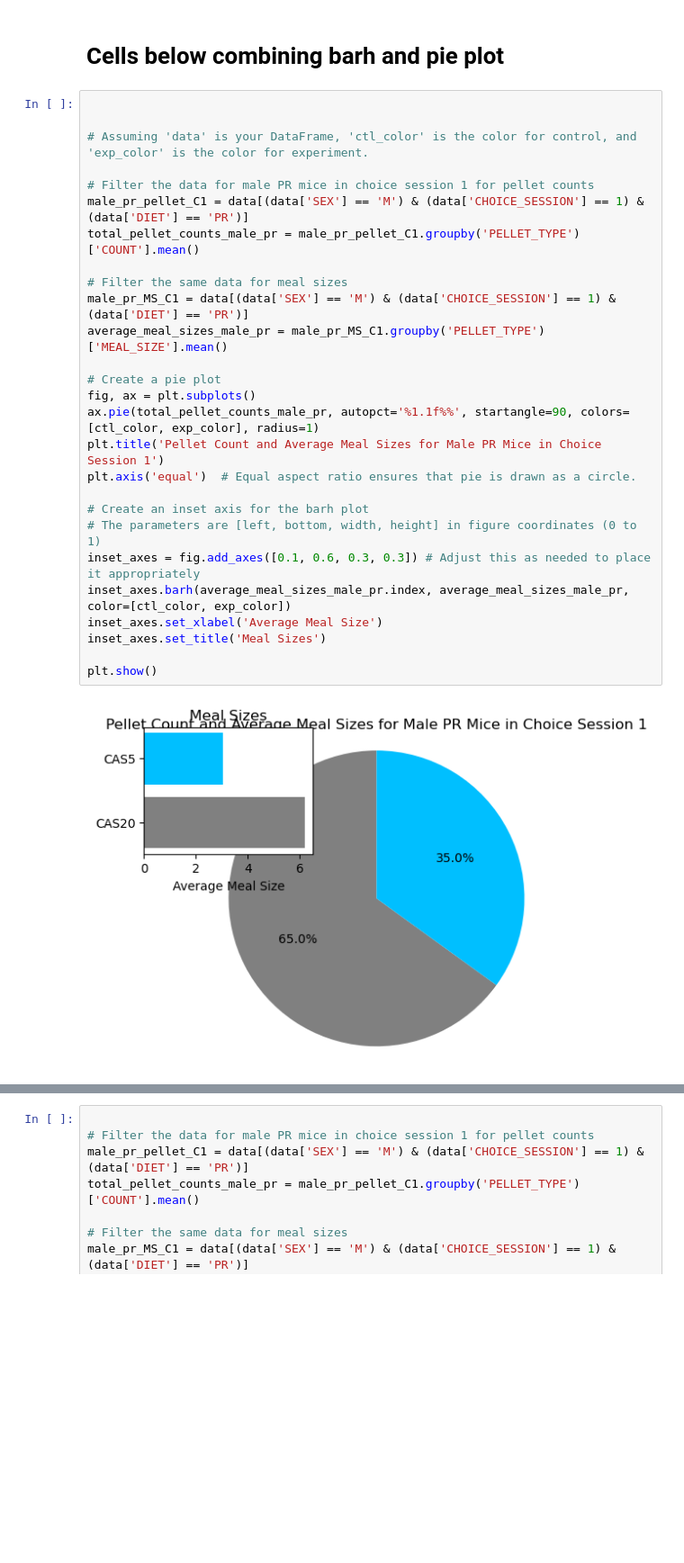
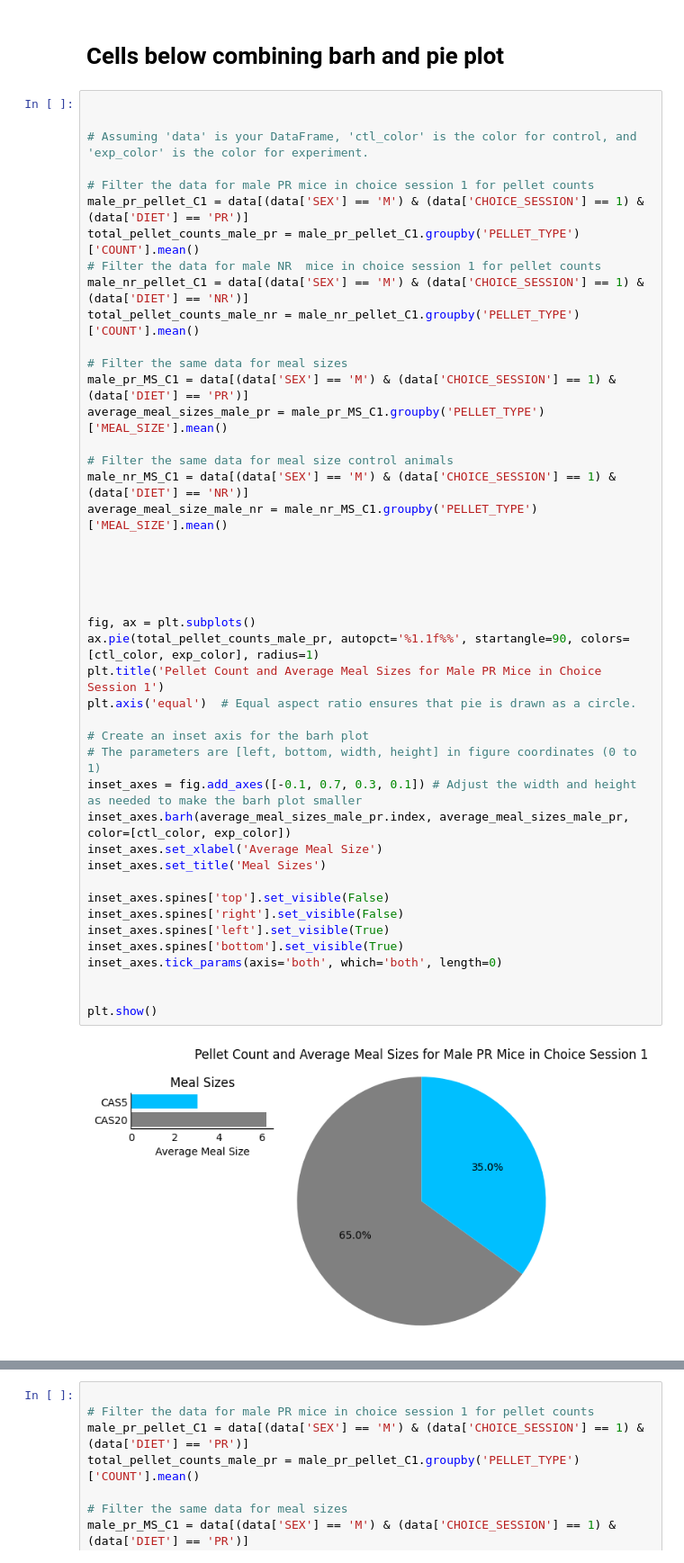
Before and after one commit to Htbibalan/FEDPROFERENCE, a Jupyter notebook: notebooks/FENS_2024_POSTER.ipynb, the cells around one changed output, grey strips where cells are left out. Shown at 90% size. Drawn from its saved outputs; the diff is of its cells as text; blank space fills up the shorter version.

```diff
--- a/notebooks/FENS_2024_POSTER.ipynb
+++ b/notebooks/FENS_2024_POSTER.ipynb
@@ -703,29 +725,46 @@ plt.show()
 # %%
 
 
 # Assuming 'data' is your DataFrame, 'ctl_color' is the color for control, and 'exp_color' is the color for experiment.
 
 # Filter the data for male PR mice in choice session 1 for pellet counts
 male_pr_pellet_C1 = data[(data['SEX'] == 'M') & (data['CHOICE_SESSION'] == 1) & (data['DIET'] == 'PR')]
 total_pellet_counts_male_pr = male_pr_pellet_C1.groupby('PELLET_TYPE')['COUNT'].mean()
+# Filter the data for male NR  mice in choice session 1 for pellet counts
+male_nr_pellet_C1 = data[(data['SEX'] == 'M') & (data['CHOICE_SESSION'] == 1) & (data['DIET'] == 'NR')]
+total_pellet_counts_male_nr = male_nr_pellet_C1.groupby('PELLET_TYPE')['COUNT'].mean()
 
 # Filter the same data for meal sizes
 male_pr_MS_C1 = data[(data['SEX'] == 'M') & (data['CHOICE_SESSION'] == 1) & (data['DIET'] == 'PR')]
 average_meal_sizes_male_pr = male_pr_MS_C1.groupby('PELLET_TYPE')['MEAL_SIZE'].mean()
 
-# Create a pie plot
+# Filter the same data for meal size control animals
+male_nr_MS_C1 = data[(data['SEX'] == 'M') & (data['CHOICE_SESSION'] == 1) & (data['DIET'] == 'NR')]
+average_meal_size_male_nr = male_nr_MS_C1.groupby('PELLET_TYPE')['MEAL_SIZE'].mean()
+
+
+
+
+
 fig, ax = plt.subplots()
 ax.pie(total_pellet_counts_male_pr, autopct='%1.1f%%', startangle=90, colors=[ctl_color, exp_color], radius=1)
 plt.title('Pellet Count and Average Meal Sizes for Male PR Mice in Choice Session 1')
 plt.axis('equal')  # Equal aspect ratio ensures that pie is drawn as a circle.
 
 # Create an inset axis for the barh plot
 # The parameters are [left, bottom, width, height] in figure coordinates (0 to 1)
-inset_axes = fig.add_axes([0.1, 0.6, 0.3, 0.3]) # Adjust this as needed to place it appropriately
+inset_axes = fig.add_axes([-0.1, 0.7, 0.3, 0.1]) # Adjust the width and height as needed to make the barh plot smaller
 inset_axes.barh(average_meal_sizes_male_pr.index, average_meal_sizes_male_pr, color=[ctl_color, exp_color])
 inset_axes.set_xlabel('Average Meal Size')
 inset_axes.set_title('Meal Sizes')
 
+inset_axes.spines['top'].set_visible(False)
+inset_axes.spines['right'].set_visible(False)
+inset_axes.spines['left'].set_visible(True)
+inset_axes.spines['bottom'].set_visible(True)
+inset_axes.tick_params(axis='both', which='both', length=0)
+
+
 plt.show()
 # %% [output]
-[figure, old version]
+[figure, new version]
```
Also changed, not shown: parts of 6 cells of this notebook.
